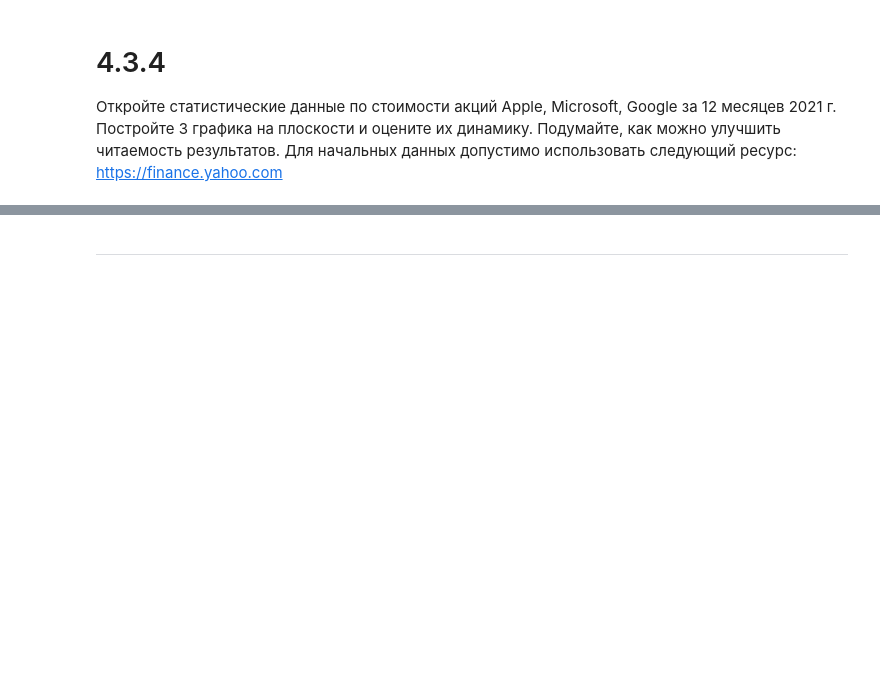
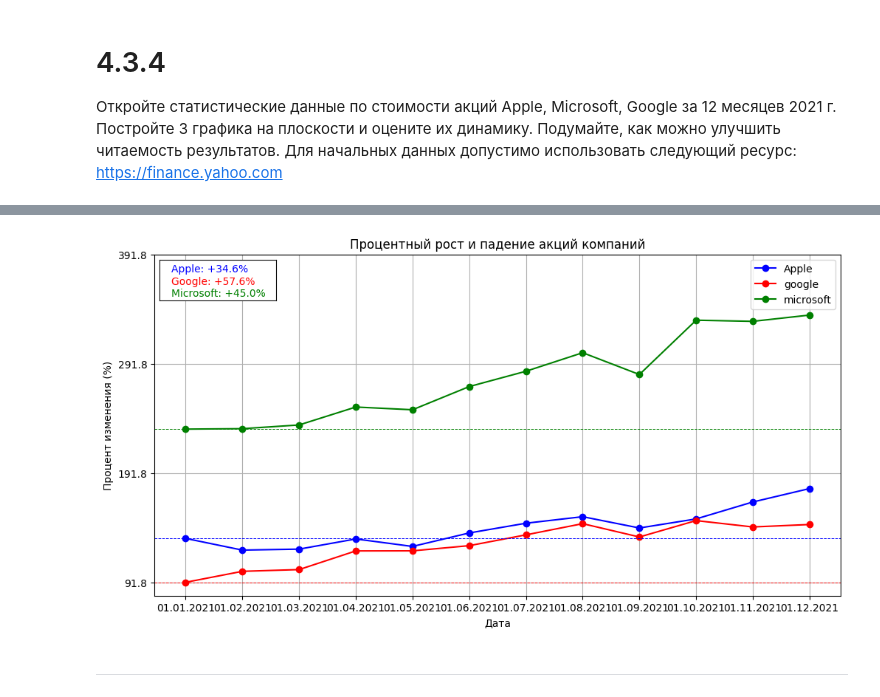
Before and after one commit to alx-ctf/university, a Jupyter notebook: homework_1.ipynb, the cells around one changed output, grey strips where cells are left out. Cells and saved outputs as stored; diff of their text form; code cells hidden in the pictures; blank space fills up the shorter version.

```diff
--- a/homework_1.ipynb
+++ b/homework_1.ipynb
@@ -102,14 +266,48 @@ https://finance.yahoo.com
 # %%
 import numpy as np
 import matplotlib.pyplot as plt
 from mpl_toolkits.axes_grid1.inset_locator import inset_axes
 
 
 dates = ['01.01.2021', '01.02.2021', '01.03.2021', '01.04.2021', '01.05.2021', '01.06.2021', '01.07.2021', '01.08.2021', '01.09.2021', '01.10.2021', '01.11.2021', '01.12.2021']
 
 apple_inc    = [131.96, 121.26, 122.15, 131.46, 124.61, 136.96, 145.86, 151.83, 141.50, 149.80, 165.30, 177.57]
 alphabet_inc = [91.79,  101.84, 103.43, 120.51, 120.58, 125.32, 135.22, 145.46, 133.27, 148.27, 142.45, 144.68]
 microsoft    = [231.96, 232.38, 235.77, 252.18, 249.68, 270.90, 284.91, 301.88, 281.92, 331.62, 330.59, 336.32]
+
+plt.figure(figsize=(12, 6)) # 12 на 6
+plt.plot(dates, apple_inc,    label='Apple', marker='o', color='blue')
+plt.plot(dates, alphabet_inc, label='google', marker='o', color='red')
+plt.plot(dates, microsoft,    label='microsoft', marker='o', color='green')
+
+plt.title('Процентный рост и падение акций компаний')
+plt.xlabel('Дата')
+plt.ylabel('Процент изменения (%)')
+plt.legend() # квадратик справа сверху
+plt.grid() # сетка
+plt.axhline(apple_inc[0], color='blue', linewidth=0.7, linestyle='--')
+plt.axhline(alphabet_inc[0], color='red', linewidth=0.7, linestyle='--')
+plt.axhline(microsoft[0], color='green', linewidth=0.7, linestyle='--')
+
+# Установка шага на оси Y в 100
+plt.yticks(np.arange(min(min(apple_inc), min(alphabet_inc), min(microsoft)),
+                     max(max(apple_inc), max(alphabet_inc), max(microsoft)) + 100, 100))
+
+# квадратик слева сверху
+apple_change = ((apple_inc[-1] - apple_inc[0]) / apple_inc[0]) * 100
+alphabet_change = ((alphabet_inc[-1] - alphabet_inc[0]) / alphabet_inc[0]) * 100
+microsoft_change = ((microsoft[-1] - microsoft[0]) / microsoft[0]) * 100
+
+inset_ax = inset_axes(plt.gca(), width="17%", height="12%", loc='upper left')
+inset_ax.text(0.1, 0.7, f'Apple: +{apple_change:.1f}%', fontsize=10, color='blue')
+inset_ax.text(0.1, 0.4, f'Google: +{alphabet_change:.1f}%', fontsize=10, color='red')
+inset_ax.text(0.1, 0.1, f'Microsoft: +{microsoft_change:.1f}%', fontsize=10, color='green')
+inset_ax.set_xticks([])
+inset_ax.set_yticks([])
+
+plt.show()
+# %% [output]
+[figure, added]
 # %% [markdown]
 ------------------------------------------------------------
 # %% [markdown]
```
Also changed, not shown: parts of 15 cells of this notebook.
